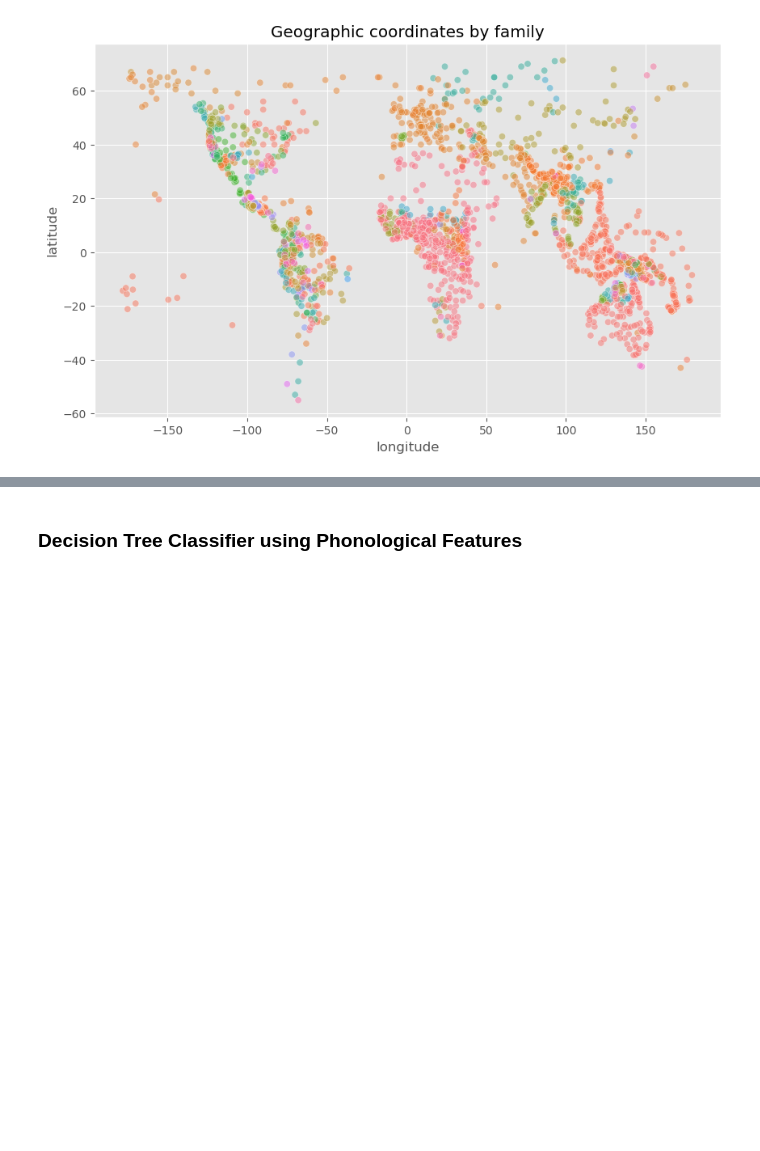
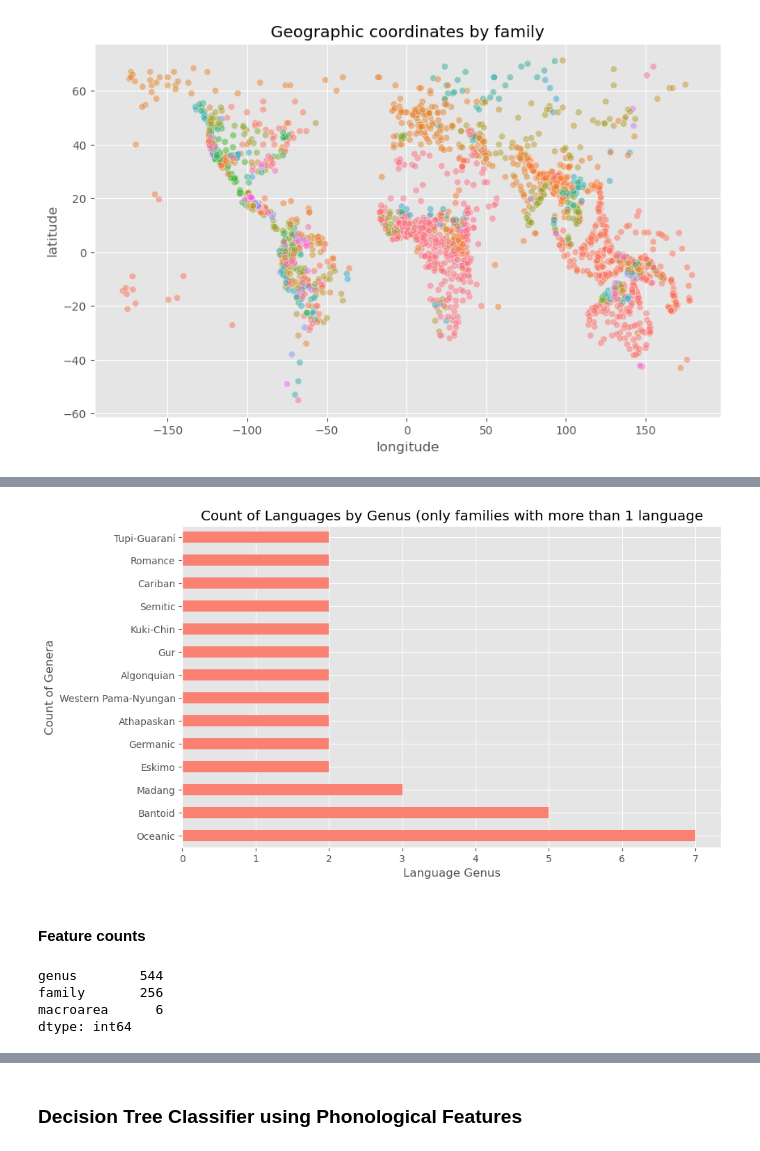
Before and after one commit to pngyn/ds-project, a Jupyter notebook: 02-Milestone.ipynb, the cells around one changed output, grey strips where cells are left out. Saved outputs shown, nothing was run; the diff lists cells and outputs as text; code cells hidden in the pictures; blank space fills up the shorter version.

```diff
--- a/02-Milestone.ipynb
+++ b/02-Milestone.ipynb
@@ -343,0 +377,9 @@ plt.show()
+# %%
+genus = sample200['genus'].value_counts()
+multi_genus = genus[genus > 1]
+multi_genus.plot(kind= 'barh', color='salmon', ylabel='Count of Genera', xlabel='Language Genus', title='Count of Languages by Genus (only families with more than 1 language')
+plt.show()
+# %% [output]
+[figure, added]
+# %% [markdown]
+#### Feature counts
@@ -343,0 +391,7 @@ plt.show()
+# %%
+taxonomy_and_area.nunique()
+# %% [output]
+genus        544
+family       256
+macroarea      6
+dtype: int64
```
Also changed, not shown: parts of 10 cells of this notebook, 2 other files.
